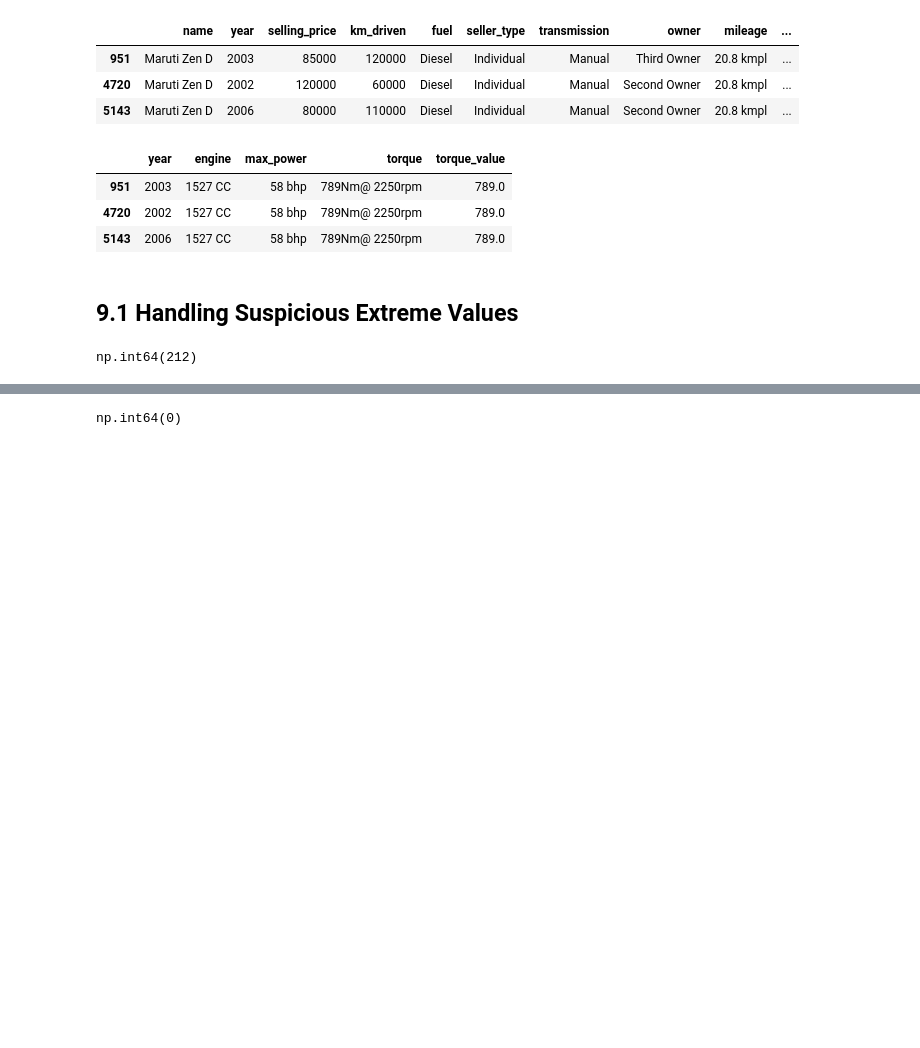
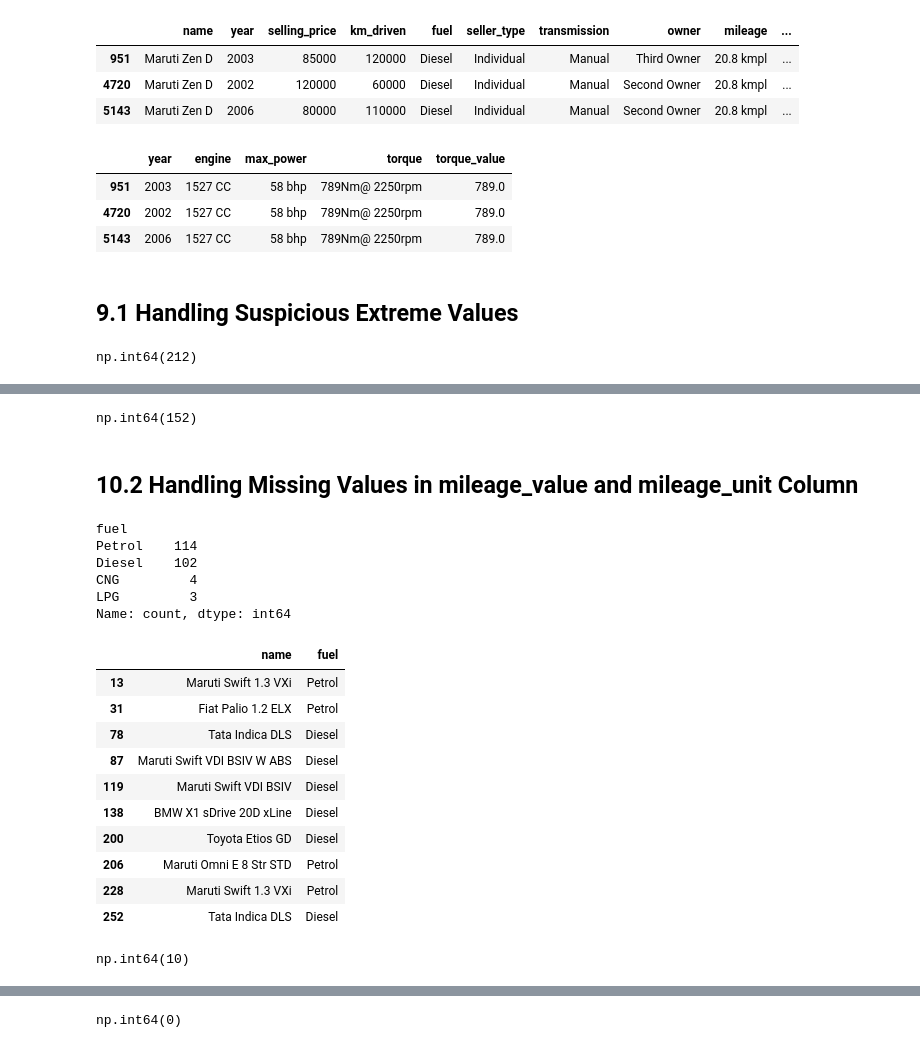
Before and after one commit to YasaswiniMaroju/Used-Cars-Analytics, a Jupyter notebook: notebooks/2_data_cleaning.ipynb, the cells around one changed output, grey strips where cells are left out. Saved outputs shown, nothing was run; the diff lists cells and outputs as text; code cells hidden in the pictures; blank space fills up the shorter version.

```diff
--- a/notebooks/2_data_cleaning.ipynb
+++ b/notebooks/2_data_cleaning.ipynb
@@ -573,0 +685,42 @@ np.int64(212)
+# %%
+#filling missing seat values using consistent values from the same car models
+seat_mapping={'Maruti Alto K10 LXI': 5,'Maruti Omni E 8 Str STD': 8,'Maruti Swift Dzire VDI Optional': 5,'Maruti Swift VDI BSIV': 5,'Tata Indica Vista Quadrajet LS': 5,'Toyota Etios GD': 5,'Toyota Etios Liva G': 5,'Toyota Etios Liva GD': 5,'Toyota Etios Liva GD SP': 5,'Toyota Etios VD': 5}
+df_clean['seats']=df_clean['seats'].fillna(df_clean['name'].map(seat_mapping))
+# %%
+#verifying the missing values
+df_clean['seats'].isnull().sum()
+# %% [output]
+np.int64(152)
+# %% [markdown]
+## 10.2 Handling Missing Values in mileage_value and mileage_unit Column
+# %%
+#checking missing mileage values across fuel types
+df_clean[df_clean['mileage_value'].isnull()]['fuel'].value_counts()
+# %% [output]
+fuel
+Petrol    114
+Diesel    102
+CNG         4
+LPG         3
+Name: count, dtype: int64
+# %%
+#checking models with missing mileage values
+df_clean.loc[df_clean['mileage_value'].isnull(), ['name', 'fuel']].head(10)
+# %% [output]
+|  | name | fuel |
+| 13 | Maruti Swift 1.3 VXi | Petrol |
+| 31 | Fiat Palio 1.2 ELX | Petrol |
+| 78 | Tata Indica DLS | Diesel |
+| 87 | Maruti Swift VDI BSIV W ABS | Diesel |
+| 119 | Maruti Swift VDI BSIV | Diesel |
+| 138 | BMW X1 sDrive 20D xLine | Diesel |
+| 200 | Toyota Etios GD | Diesel |
+| 206 | Maruti Omni E 8 Str STD | Petrol |
+| 228 | Maruti Swift 1.3 VXi | Petrol |
+| 252 | Tata Indica DLS | Diesel |
+# %%
+#checking models with missing mileage values against other records
+mileage_check=df_clean[df_clean['name'].isin(df_clean.loc[df_clean['mileage_value'].isnull(),'name'])].groupby('name')['mileage_value'].count()
+(mileage_check>0).sum()
+# %% [output]
+np.int64(10)
```
Also changed, not shown: parts of 37 cells of this notebook, 1 other file.
